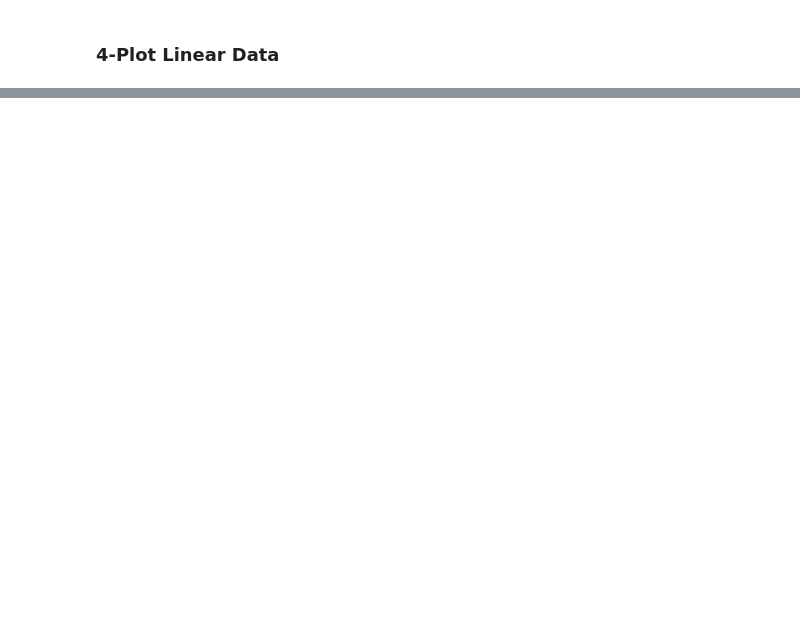
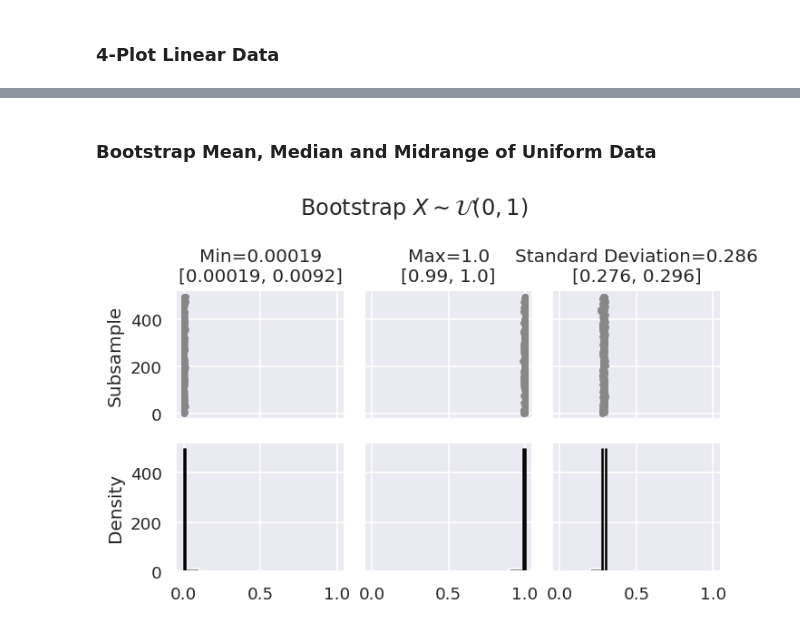
Before and after one commit to cgahr/exploratoryDataAnalysis, a Jupyter notebook: notebooks/01_one_dimensional_data.ipynb, the cells around one changed output, grey strips where cells are left out. Cells and saved outputs as stored; diff of their text form; code cells hidden in the pictures; blank space fills up the shorter version.

Commit message:
updated bootstrap plot for general statistics

```diff
--- a/notebooks/01_one_dimensional_data.ipynb
+++ b/notebooks/01_one_dimensional_data.ipynb
@@ -202,0 +203,9 @@ plt.tight_layout()
+# %% [markdown]
+### Bootstrap Mean, Median and Midrange of Uniform Data
+# %%
+eda.plot.bootstrap_plot(
+    uniform_500, [min, max, np.std], ["Min", "Max", "Standard Deviation"]
+)
+_ = plt.suptitle(r"Bootstrap $X \sim \mathcal{U}(0, 1)$")
+# %% [output]
+[figure, added]
```
Also changed, not shown: parts of 27 cells of this notebook, 2 other files.
